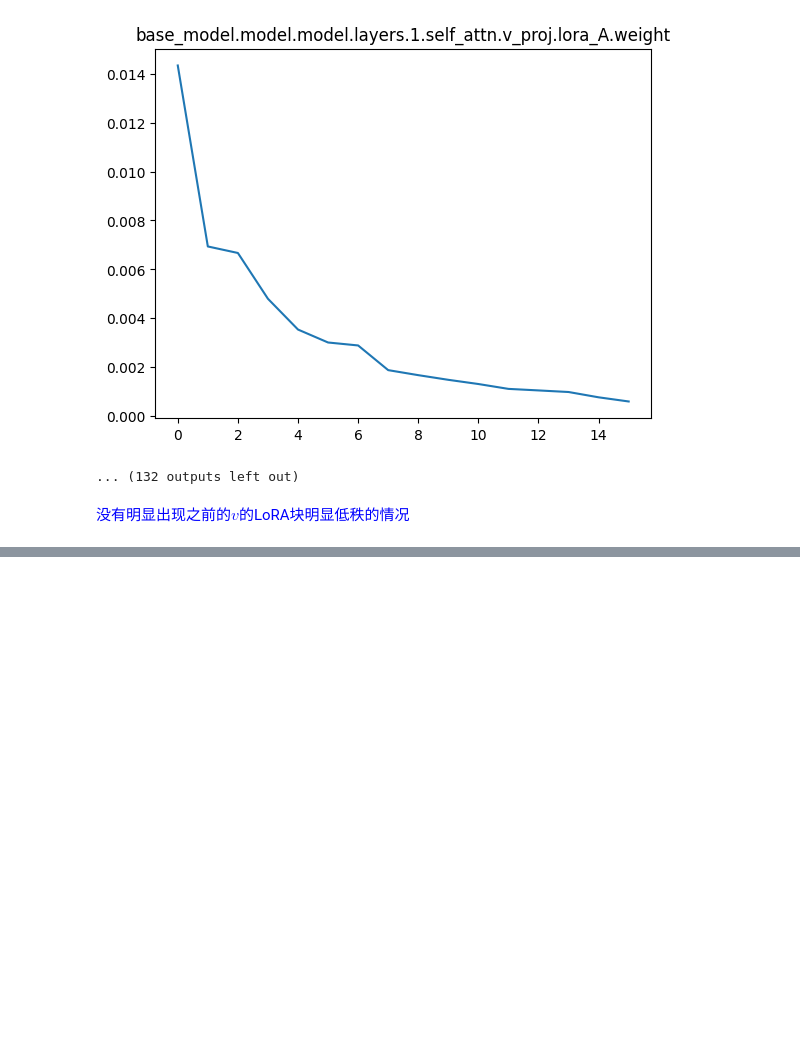
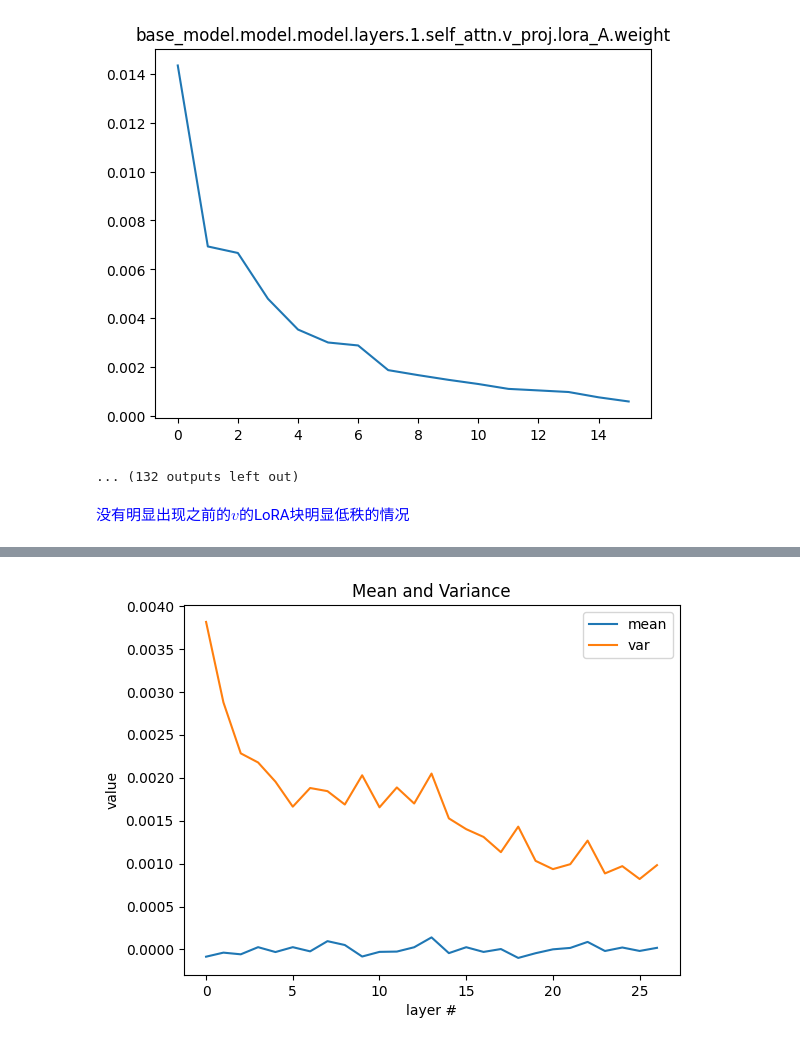
Before and after one commit to caoyang-sufe/easyllm, a Jupyter notebook: jupyter/trl-peft-result-analysis.ipynb, the cells around one changed output, grey strips where cells are left out. Drawn from its saved outputs; the diff is of its cells as text; code cells hidden in the pictures; blank space fills up the shorter version.

Commit message:
value analysis

```diff
--- a/jupyter/trl-peft-result-analysis.ipynb
+++ b/jupyter/trl-peft-result-analysis.ipynb
@@ -82,0 +66,6 @@ torch.Size([16, 896]) torch.Size([128, 16])
+# %%
+model_home = r"D:\resource\model\huggingface"
+model_names = [
+    r"Qwen\Qwen2.5-0.5B-Instruct",
+    r"deepseek-ai\DeepSeek-R1-Distill-Qwen-1.5B",
+]
@@ -82,0 +74,2 @@ torch.Size([16, 896]) torch.Size([128, 16])
+# %%
+model = AutoModelForCausalLM.from_pretrained(os.path.join(model_home, model_names[1]))
@@ -82,0 +113,22 @@ torch.Size([16, 896]) torch.Size([128, 16])
+# %%
+means = []
+variances = []
+
+for i in range(27):
+    tensor = model.model.layers[i].self_attn.k_proj.weight.detach()
+    # plot_tensor_histogram(tensor, figsize=(5, 5))
+    means.append(tensor.mean().item())
+    variances.append(tensor.var().item())
+
+
+x = list(range(len(means)))
+plt.plot(x, means, label="mean")
+plt.plot(x, variances, label="var")
+plt.legend()
+plt.xlabel("layer #")
+plt.ylabel("value")
+plt.title("Mean and Variance")
+plt.show()
+plt.close()
+# %% [output]
+[figure, added]
```
Also changed, not shown: parts of 11 cells of this notebook, 1 other file.
